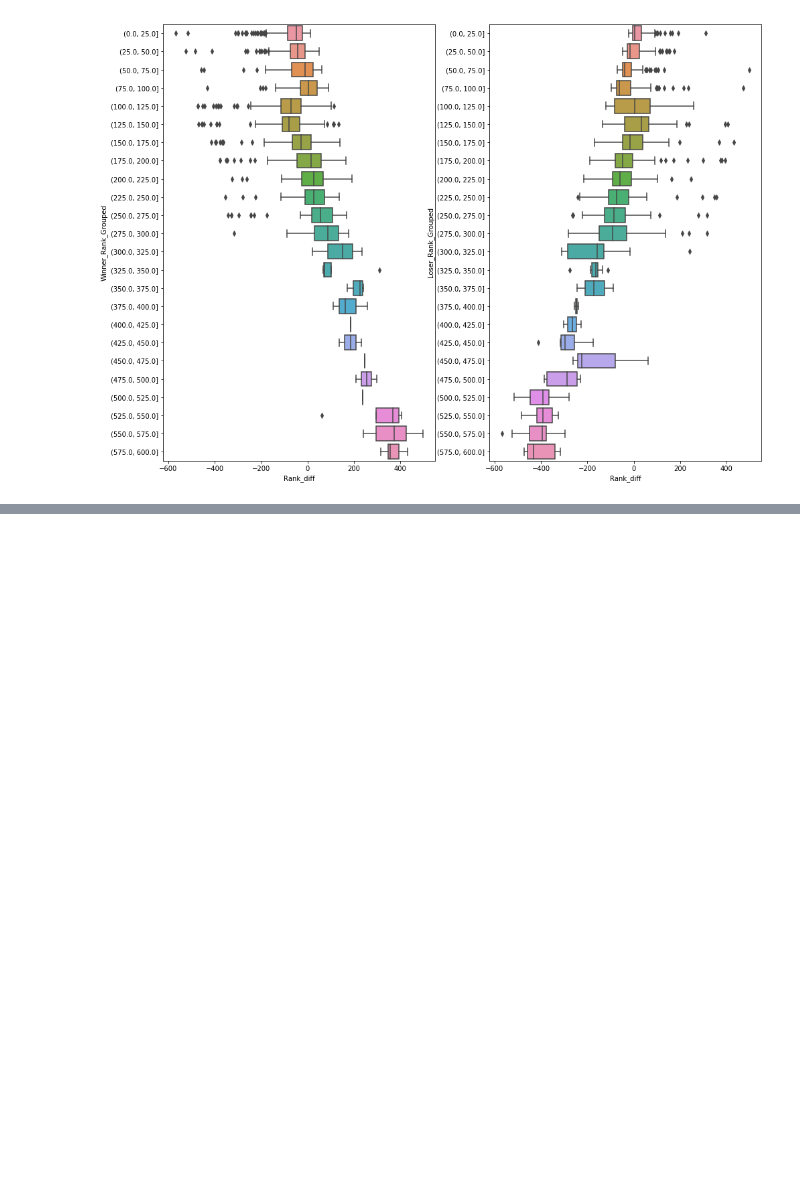
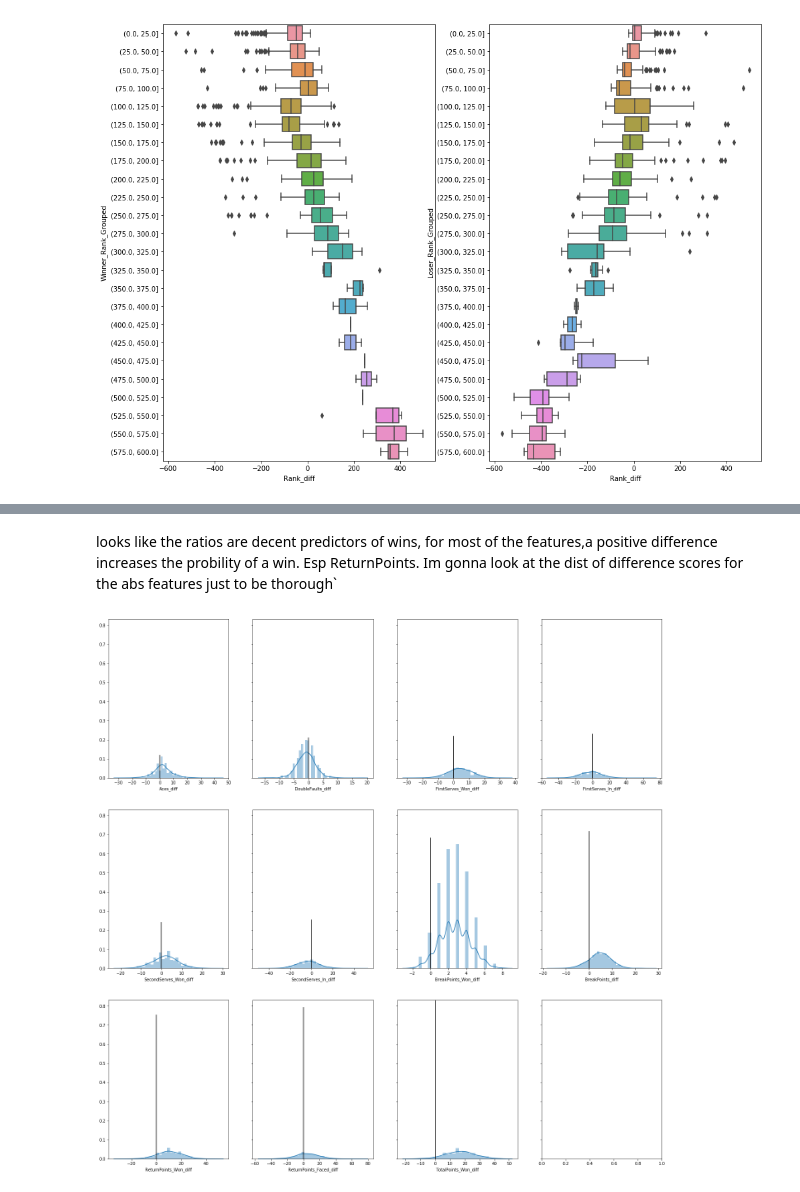
Before and after one commit to HughCZhao/betfairproject, a Jupyter notebook: wrangleData.ipynb, the cells around one changed output, grey strips where cells are left out. Saved outputs shown, nothing was run; the diff lists cells and outputs as text; code cells hidden in the pictures; blank space fills up the shorter version.

```diff
--- a/wrangleData.ipynb
+++ b/wrangleData.ipynb
@@ -357,0 +434,19 @@ sns.boxplot(x="Rank_diff",y='Loser_Rank_Grouped',data=difdf,ax=ax[1])
+# %% [markdown]
+looks like the ratios are decent predictors of wins, for most of the features,a positive difference increases the probility of a win. Esp ReturnPoints. Im gonna look at the dist of difference scores for the abs features just to be thorough`
+# %%
+import math
+# tempcollist = [x if not("ratio" in x)else continue for x in difdf.columns]
+tempcollist = ['Aces', 'DoubleFaults', 'FirstServes_Won', 'FirstServes_In', 'SecondServes_Won', 'SecondServes_In', 'BreakPoints_Won', 'BreakPoints', 'ReturnPoints_Won', 'ReturnPoints_Faced', 'TotalPoints_Won']
+collist = [x+"_diff"for x in tempcollist]
+absdiff = difdf.loc[:,collist].dropna(axis=0)
+
+fig,ax = plt.subplots(math.ceil(absdiff.shape[1]/4),4,figsize=(24,math.ceil(absdiff.shape[1]/4)*8),sharey='all')
+for ind,col in enumerate(collist):
+    rowidx = math.floor(ind/4)
+    colidx = ind%4
+    sns.distplot(absdiff[col],ax=ax[rowidx,colidx])
+    tempzeroline = mlines.Line2D([0,0],ax[rowidx,colidx].get_ylim(),color='k')
+    ax[rowidx,colidx].add_line(tempzeroline)
+plt.show()
+# %% [output]
+[figure, added]
```
Also changed, not shown: parts of 14 cells of this notebook, 2 other files.
